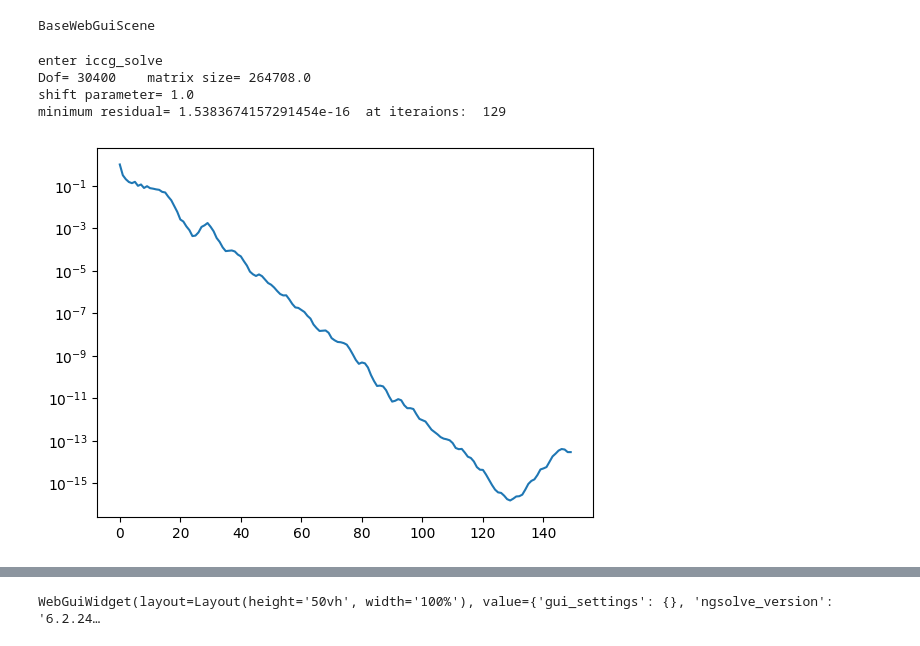
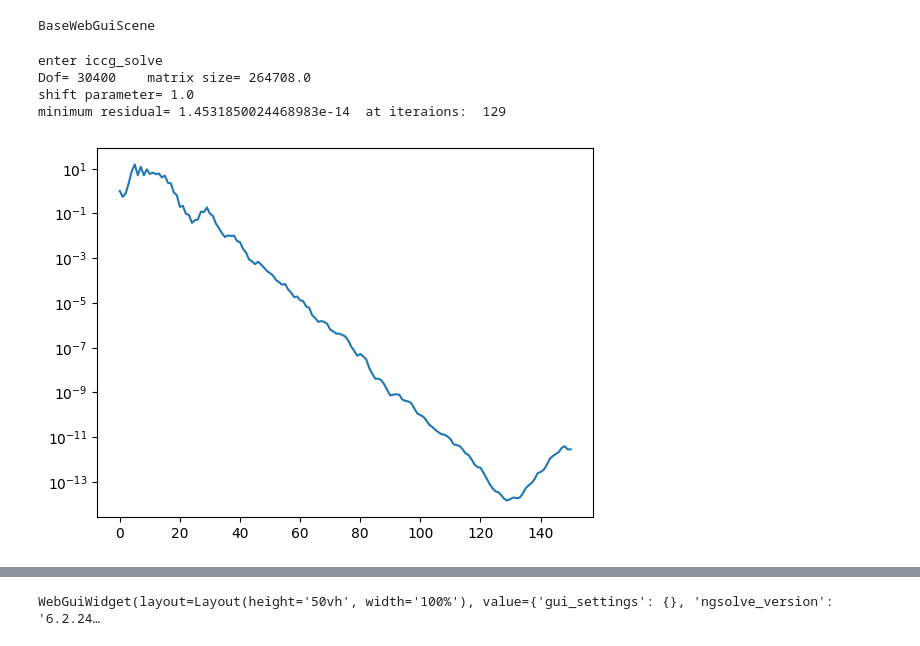
Before and after one commit to kamearia/EMPY_Analysis, a Jupyter notebook: HiptmairProblem/HiptmairProblem j omega.ipynb, the cells around one changed output, grey strips where cells are left out. Saved outputs shown, nothing was run; the diff lists cells and outputs as text; code cells hidden in the pictures.

Commit message:
Set scaling.

```diff
--- a/HiptmairProblem/HiptmairProblem j omega.ipynb
+++ b/HiptmairProblem/HiptmairProblem j omega.ipynb
@@ -79,10 +79,11 @@ f=LinearForm(fesAPhi)
 r=f.vec-a.mat*gfAPhi.vec
 # %%
 gfAPhi=solver.iccg_solve(fesAPhi, gfAPhi, a, r.Evaluate(), tol=1.e-20, max_iter=2000,
-                         div_iter=100, div_fac=100., accel_factor=0, logplot=True, complex=jomega, cpp_solver=cpp_solver)
+                         div_iter=100, div_fac=100., accel_factor=0, logplot=True, complex=jomega, cpp_solver=cpp_solver,
+                        scaling=False)
 # %% [output]
 enter iccg_solve
 Dof= 30400    matrix size= 264708.0
 shift parameter= 1.0
-minimum residual= 1.5383674157291454e-16  at iteraions:  129
+minimum residual= 1.4531850024468983e-14  at iteraions:  129
-[figure, old version]
+[figure, new version]
```
Also changed, not shown: parts of 1 cell of this notebook, 2 other files.
